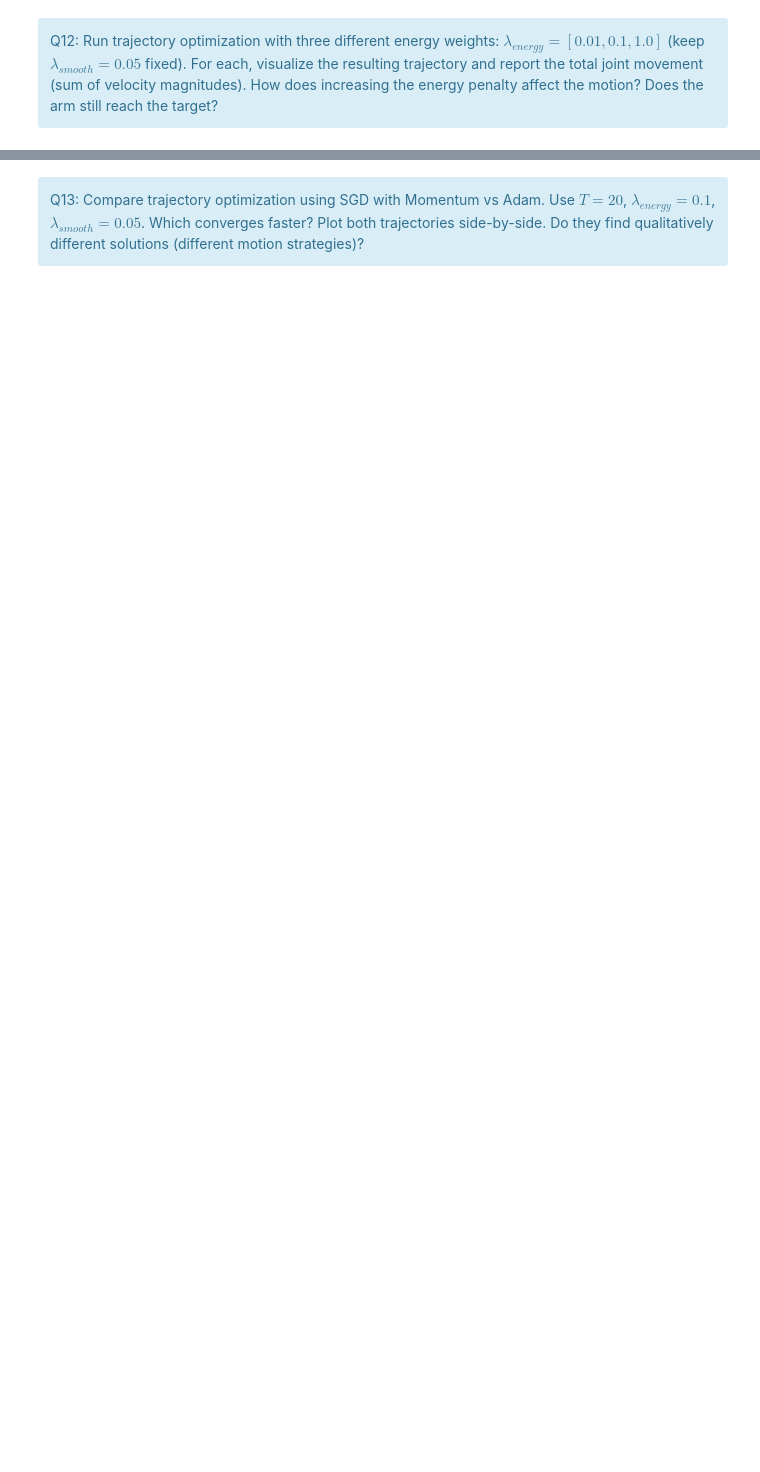
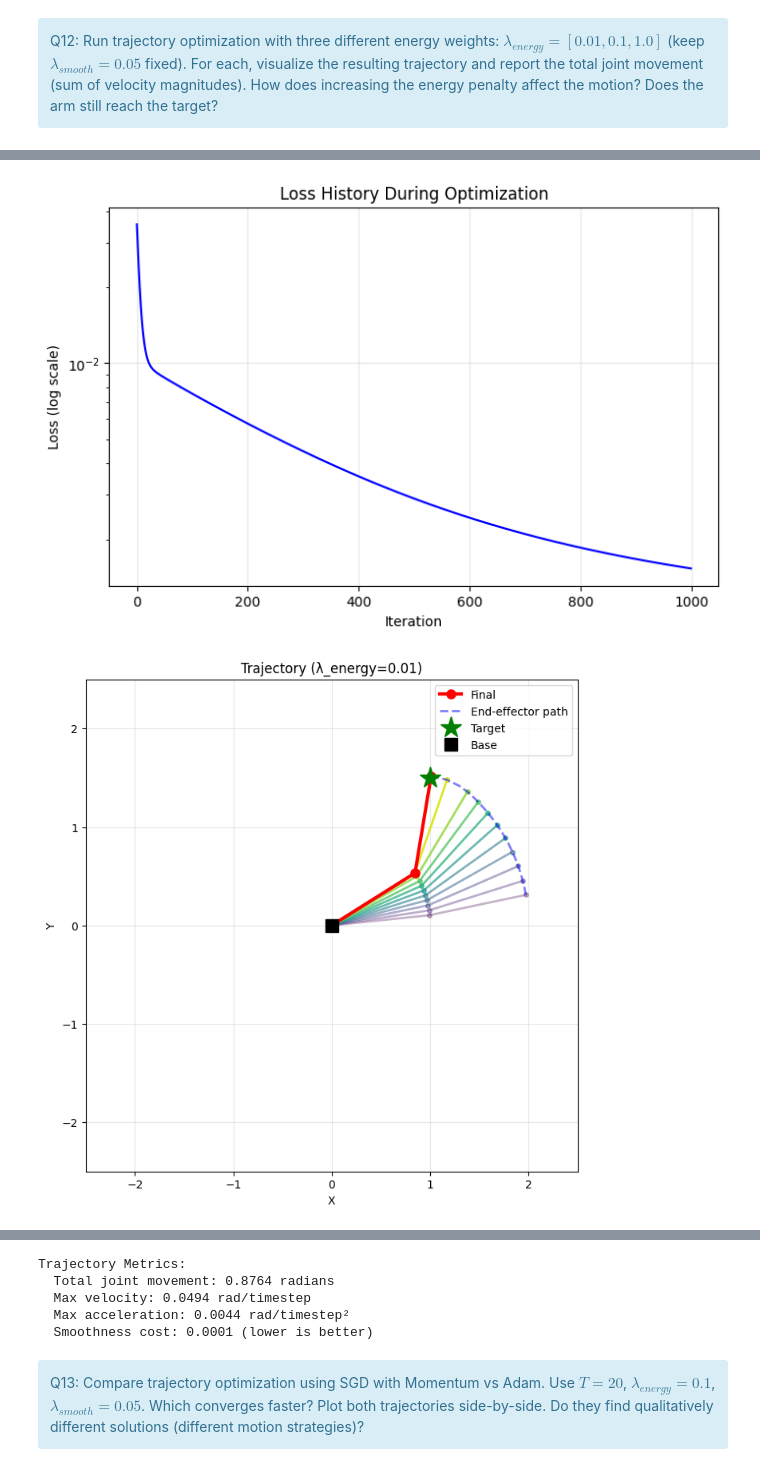
Before and after one commit to alextonon/BE_working_repo, a Jupyter notebook: FSD310_Stochastic/control_BE.ipynb, the cells around one changed output, grey strips where cells are left out. Cells and saved outputs as stored; diff of their text form; code cells hidden in the pictures; blank space fills up the shorter version.

```diff
--- a/FSD310_Stochastic/control_BE.ipynb
+++ b/FSD310_Stochastic/control_BE.ipynb
@@ -872,7 +965,7 @@ def plot_trajectory_sequence(theta_sequence: np.ndarray,
     title : str
         Plot title
     """
-    fig, ax = plt.subplots(figsize=(10, 10))
+    fig, ax = plt.subplots(figsize=(8, 8))
 
     T = len(theta_sequence)
     colors = plt.cm.viridis(np.linspace(0, 1, T))
@@ -996,3 +1108,13 @@ theta_traj, loss_hist = gradient_descent_trajectory(
+# %%
+def plot_loss_curve(loss_history: np.ndarray, title: str = "Loss History During Optimization"):
+    plt.figure(figsize=(8, 5))
+    plt.plot(loss_history, 'b-')
+    plt.yscale('log')
+    plt.xlabel('Iteration')
+    plt.ylabel('Loss (log scale)')
+    plt.title('Loss History During Optimization')
+    plt.grid(True, alpha=0.3)
+    plt.show()
 # %%
 # Visualize results
 plot_loss_curve(loss_hist, "Trajectory Optimization Loss")
@@ -1006,3 +1136,25 @@ analyze_trajectory_metrics(theta_traj)
 <div class="alert alert-info">
 Q12: Run trajectory optimization with three different energy weights: $\lambda_{energy} = [0.01, 0.1, 1.0]$ (keep $\lambda_{smooth}=0.05$ fixed). For each, visualize the resulting trajectory and report the total joint movement (sum of velocity magnitudes). How does increasing the energy penalty affect the motion? Does the arm still reach the target?
 </div>
+# %%
+energy_weights = [0.01, 0.1, 1.0]
+lambda_smooth = 0.05
+theta_init = np.array([0.1, 0.1])
+target = np.array([1.0, 1.5])
+T = 20
+
+for lambda_energy in energy_weights:
+    theta_traj, loss_hist = gradient_descent_trajectory(
+        theta_init, target, LENGTHS,
+        T=T, learning_rate=0.01, n_iterations=1000,
+        lambda_energy=lambda_energy, lambda_smooth=lambda_smooth
+    )
+
+    plot_loss_curve(loss_hist, f"Loss History (λ_energy={lambda_energy})")
+    plt.show()
+
+    plot_trajectory_sequence(theta_traj, LENGTHS, target,
+                             title=f"Trajectory (λ_energy={lambda_energy})")
+    plt.show()
+    analyze_trajectory_metrics(theta_traj)
+# %% [output]
@@ -1008,0 +1171,2 @@ Q12: Run trajectory optimization with three different energy weights: $\lambda_{
+[figure, added]
+[figure, added]
@@ -1009,3 +1207,8 @@ Q12: Run trajectory optimization with three different energy weights: $\lambda_{
+Trajectory Metrics:
+  Total joint movement: 0.8764 radians
+  Max velocity: 0.0494 rad/timestep
+  Max acceleration: 0.0044 rad/timestep²
+  Smoothness cost: 0.0001 (lower is better)
 # %% [markdown]
 <div class="alert alert-info">
 Q13: Compare trajectory optimization using SGD with Momentum vs Adam. Use $T=20$, $\lambda_{energy}=0.1$, $\lambda_{smooth}=0.05$. Which converges faster? Plot both trajectories side-by-side. Do they find qualitatively different solutions (different motion strategies)?
```
Also changed, not shown: parts of 14 cells of this notebook.
